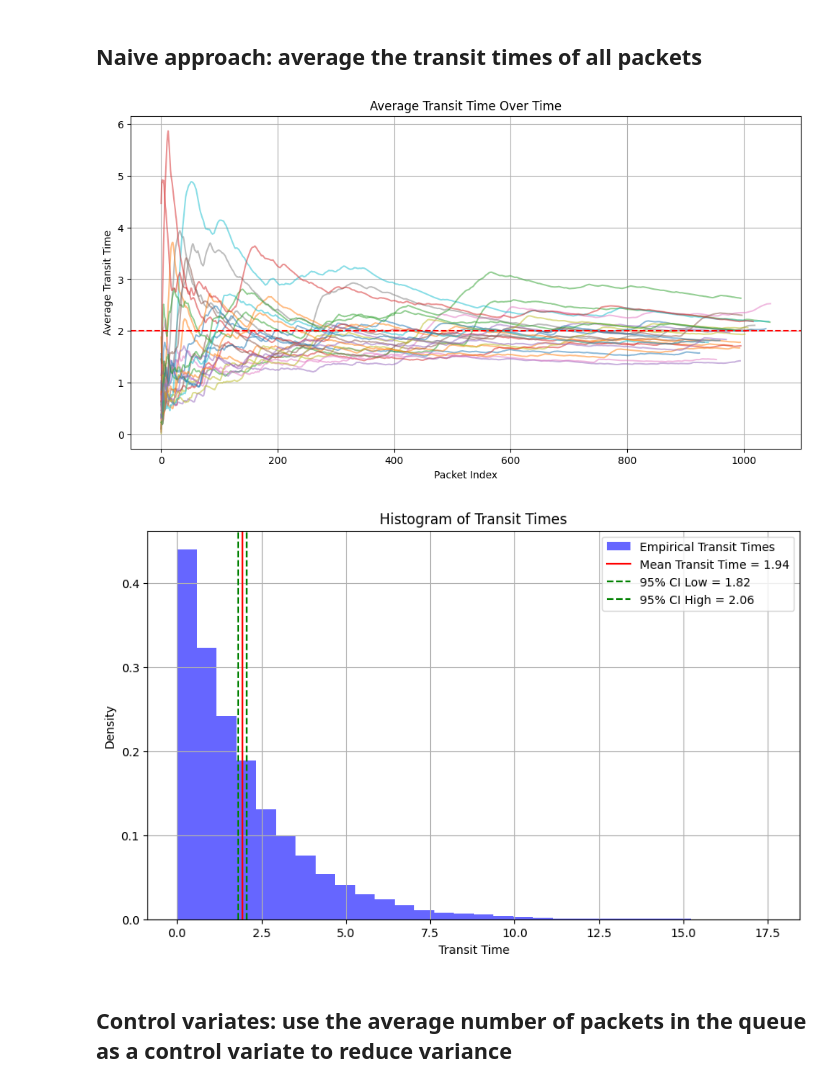
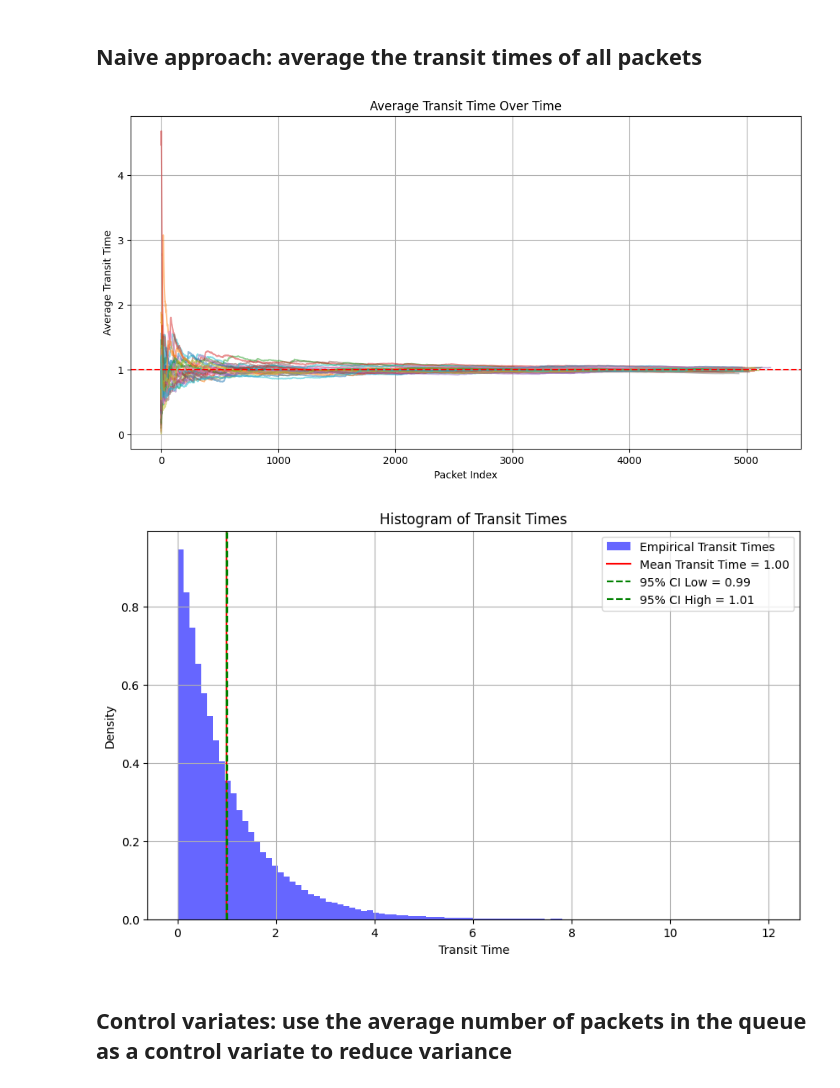
Before and after one commit to DaMole98/SPE-labs, a Jupyter notebook: HW-4/src/simulations.ipynb, the cells around one changed output. Drawn from its saved outputs; the diff is of its cells as text; code cells hidden in the pictures.

```diff
--- a/HW-4/src/simulations.ipynb
+++ b/HW-4/src/simulations.ipynb
@@ -470,11 +470,13 @@ plt.show()
 # %% [markdown]
 # Exercise 2: estimate the average transit time of packets in the system
 # %%
-NUM_REPLICATIONS = 25
-NUM_TIME_UNITS = 1000
+NUM_REPLICATIONS = 30
+NUM_TIME_UNITS = 10000
 
-lambda_ = 1.0
+# lambda_ = 1.0
+lambda_ = 0.5
 mu = 1.5
+
 
 seeds = range(SEED, SEED + NUM_REPLICATIONS)
 
@@ -572,7 +574,7 @@ plt.title("Average Transit Time Over Time")
 plt.grid()
 plt.show()
 # %% [output]
-[figure, old version]
+[figure, new version]
 # %%
 # Plot the histogram of transit times
 
@@ -592,37 +594,37 @@ naive_results = {
 plt.figure(figsize=(10, 6))
 plt.hist(
     all_transit_times,  # Use the flattened array of transit times
-    bins=30,
+    bins=100,
     density=True,
     alpha=0.6,
     color="blue",
     label="Empirical Transit Times",
 )
 plt.axvline(
     mean_tt_for_rep.mean(),
     color="red",
     label=f"Mean Transit Time = {mean_tt_for_rep.mean():.2f}",
 )
 plt.axvline(
     mean_ci_low,
     color="green",
     linestyle="--",
     label=f"95% CI Low = {mean_ci_low:.2f}",
 )
 plt.axvline(
     mean_ci_high,
     color="green",
     linestyle="--",
     label=f"95% CI High = {mean_ci_high:.2f}",
 )
 plt.xlabel("Transit Time")
 plt.ylabel("Density")
 plt.title("Histogram of Transit Times")
 plt.grid()
 plt.legend()
 plt.show()
 # %% [output]
-[figure, old version]
+[figure, new version]
 # %% [markdown]
 ## Control variates: use the average number of packets in the queue as a control variate to reduce variance
 # %%
```
Also changed, not shown: parts of 6 cells of this notebook.
